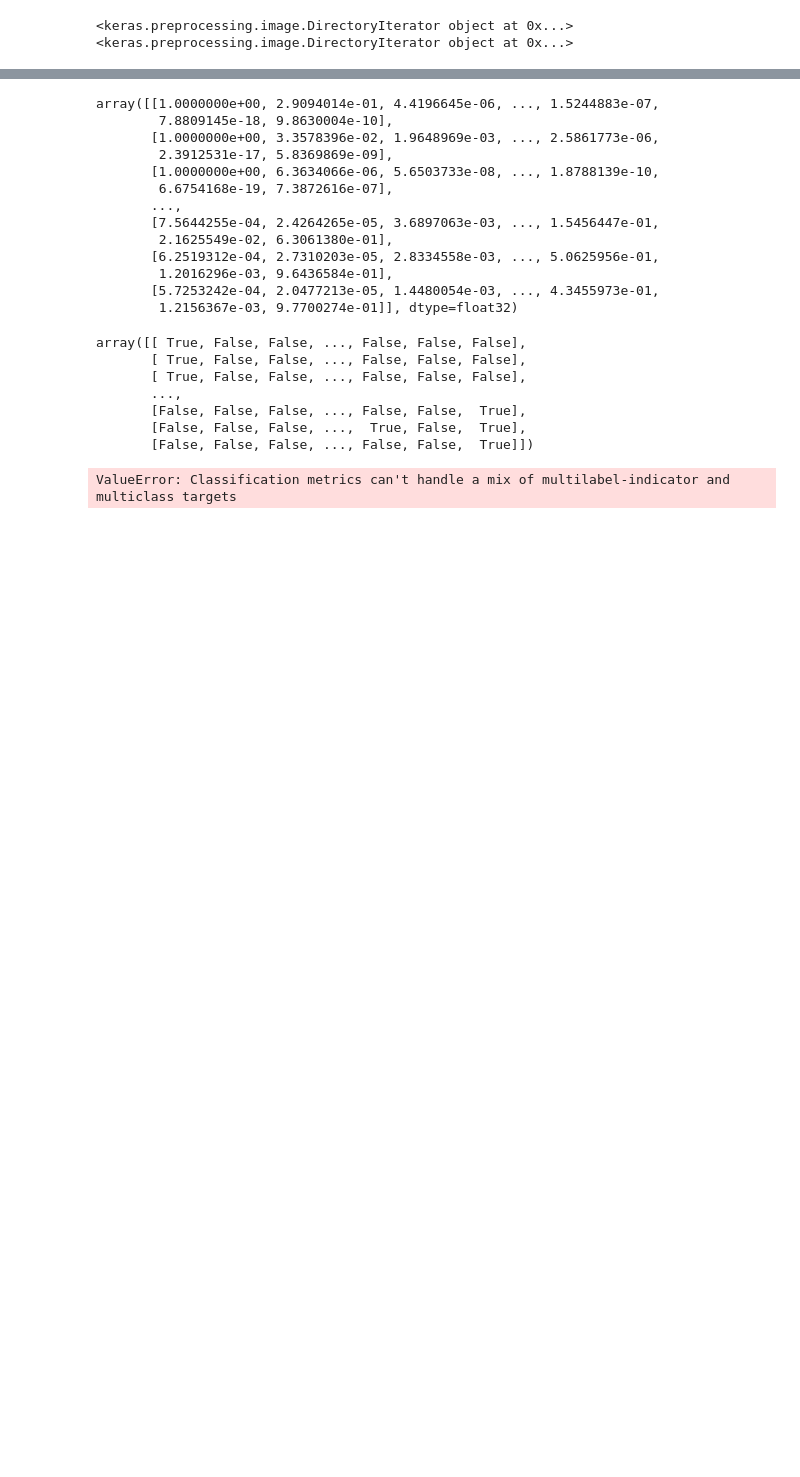
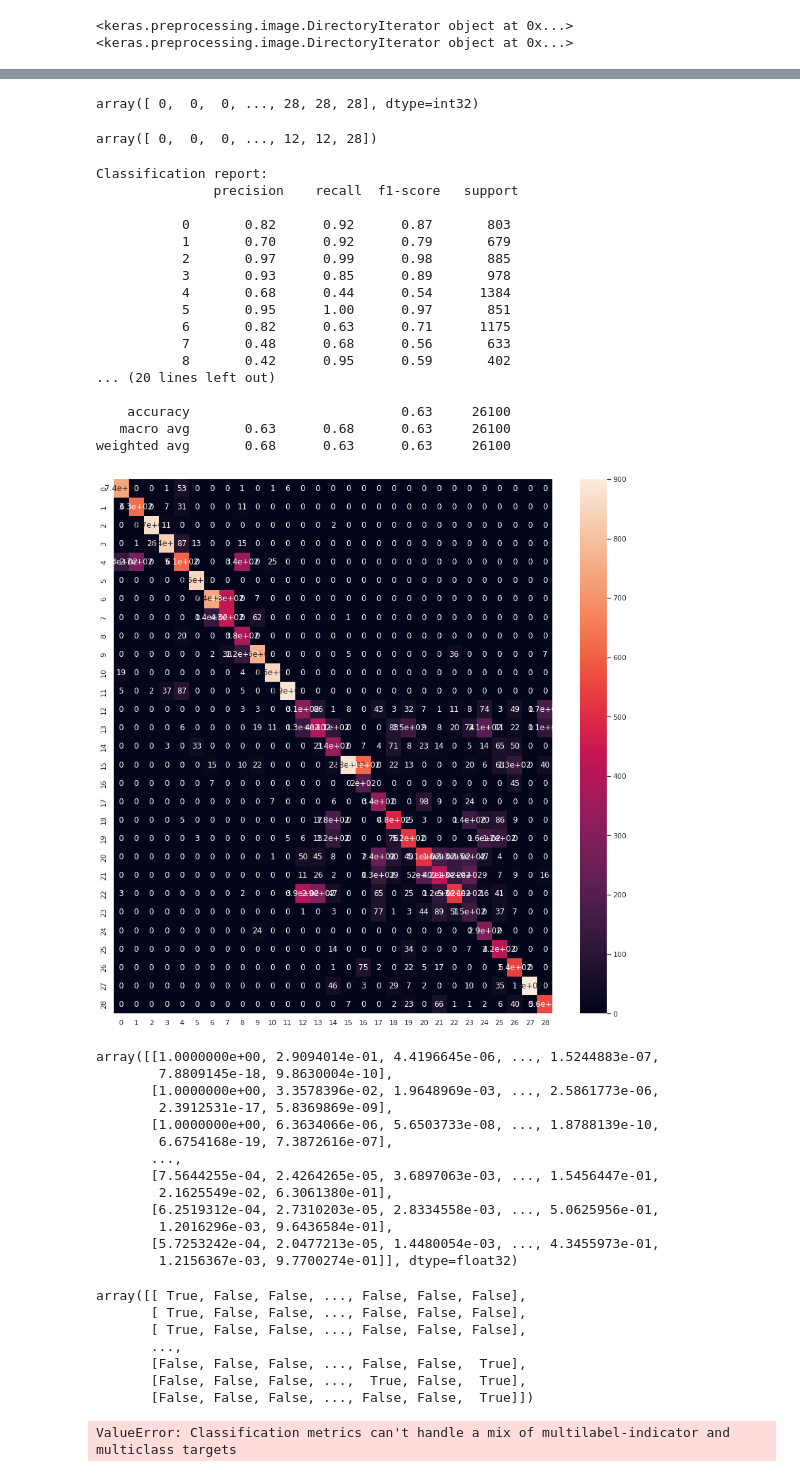
Before and after one commit to The-Ranger22/CSC494-GroupProject, a Jupyter notebook: src/model_evaluation.ipynb, the cells around one changed output, grey strips where cells are left out. Cells and saved outputs as stored; diff of their text form; code cells hidden in the pictures; blank space fills up the shorter version.

```diff
--- a/src/model_evaluation.ipynb
+++ b/src/model_evaluation.ipynb
@@ -73,5 +81,5 @@ print(asl_clf.test_set)
 <keras.preprocessing.image.DirectoryIterator object at 0x...>
 <keras.preprocessing.image.DirectoryIterator object at 0x...>
 # %%
-asl_history = asl_clf.train(epochs=2)
+asl_history = asl_clf.train(epochs=3)
 # %% [output]
@@ -83,0 +110,4 @@ prediction = asl_clf.model.predict(asl_clf.test_set)
+# %%
+asl_clf.test_set.classes
+# %% [output]
+array([ 0,  0,  0, ..., 28, 28, 28], dtype=int32)
@@ -84,3 +116,29 @@ prediction = asl_clf.model.predict(asl_clf.test_set)
+# %%
+asl_pred = np.argmax(prediction, axis=1)
+asl_pred
+# %% [output]
+array([ 0,  0,  0, ..., 12, 12, 28])
+# %%
+asl_clf.performance_report(asl_pred)
+# %% [output]
+Classification report:
+               precision    recall  f1-score   support
+
+           0       0.82      0.92      0.87       803
+           1       0.70      0.92      0.79       679
+           2       0.97      0.99      0.98       885
+           3       0.93      0.85      0.89       978
+           4       0.68      0.44      0.54      1384
+           5       0.95      1.00      0.97       851
+           6       0.82      0.63      0.71      1175
+           7       0.48      0.68      0.56       633
+           8       0.42      0.95      0.59       402
+... (20 lines left out)
+
+    accuracy                           0.63     26100
+   macro avg       0.63      0.68      0.63     26100
+weighted avg       0.68      0.63      0.63     26100
+[figure, added]
 # %%
 prediction
 # %% [output]
```
Also changed, not shown: parts of 7 cells of this notebook, 1 other file.
